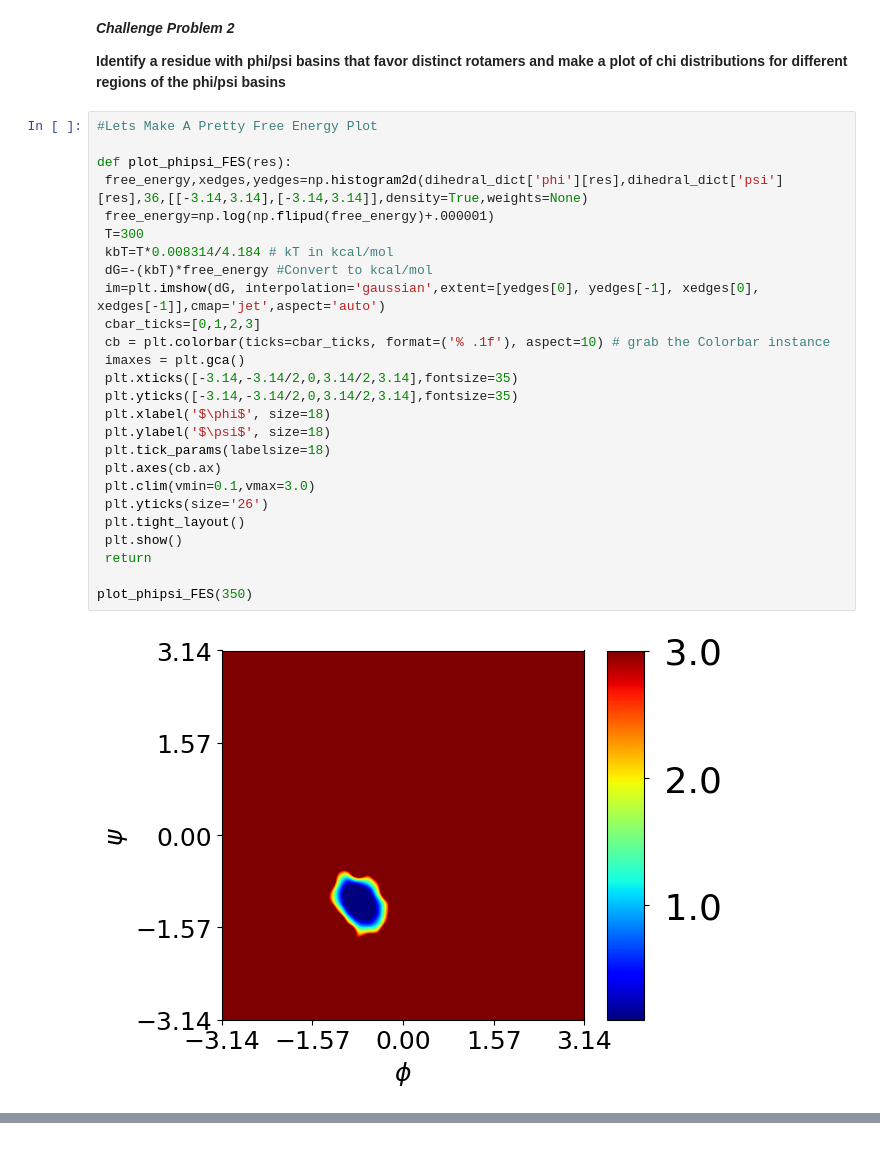
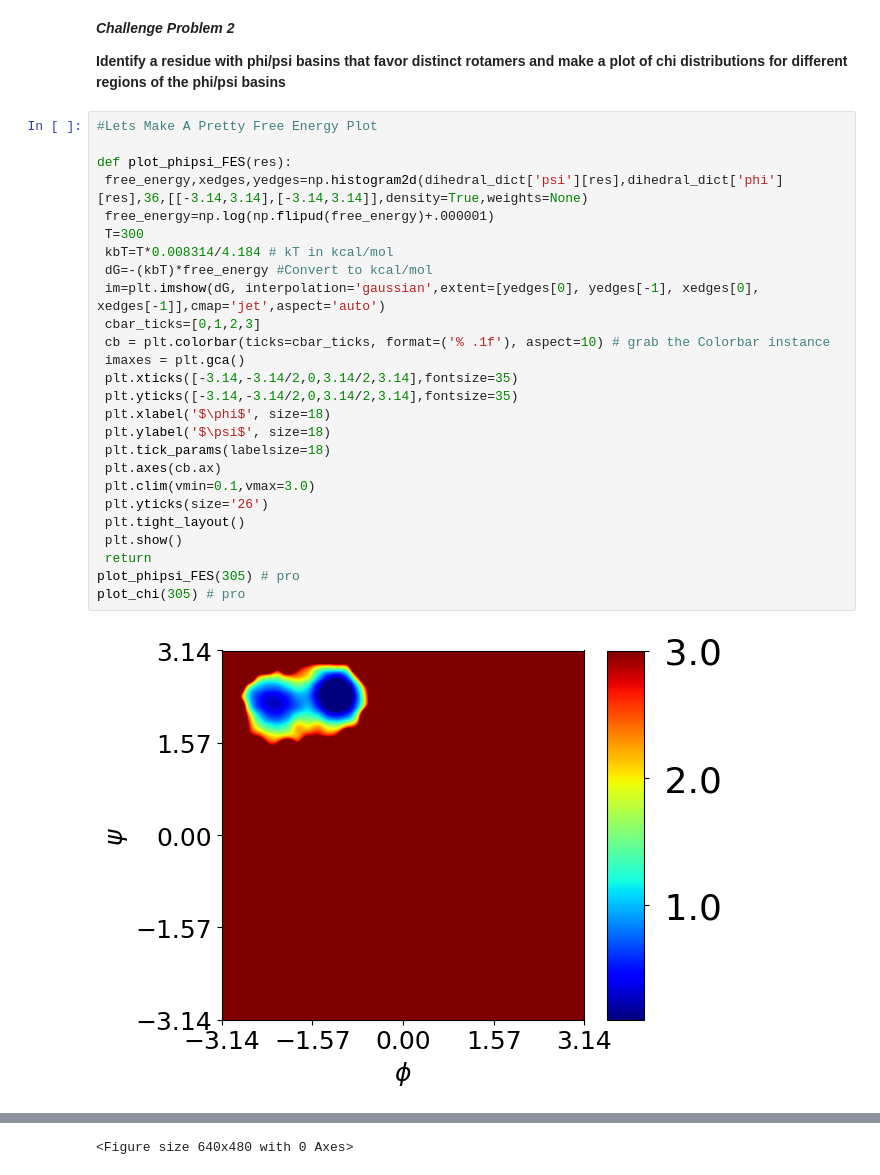
Before and after one commit to jack-mcmahon/CHEM101.6, a Jupyter notebook: Exercise2/CHEM101.6_S24_Project2_jack_mcmahon.ipynb, the cells around one changed output, grey strips where cells are left out. Cells and saved outputs as stored; diff of their text form.

```diff
--- a/Exercise2/CHEM101.6_S24_Project2_jack_mcmahon.ipynb
+++ b/Exercise2/CHEM101.6_S24_Project2_jack_mcmahon.ipynb
@@ -485,28 +484,28 @@ plot_phipsi(279)
 # %%
 #Lets Make A Pretty Free Energy Plot
 
 def plot_phipsi_FES(res):
- free_energy,xedges,yedges=np.histogram2d(dihedral_dict['phi'][res],dihedral_dict['psi'][res],36,[[-3.14,3.14],[-3.14,3.14]],density=True,weights=None)
+ free_energy,xedges,yedges=np.histogram2d(dihedral_dict['psi'][res],dihedral_dict['phi'][res],36,[[-3.14,3.14],[-3.14,3.14]],density=True,weights=None)
  free_energy=np.log(np.flipud(free_energy)+.000001)
  T=300
  kbT=T*0.008314/4.184 # kT in kcal/mol
  dG=-(kbT)*free_energy #Convert to kcal/mol
  im=plt.imshow(dG, interpolation='gaussian',extent=[yedges[0], yedges[-1], xedges[0], xedges[-1]],cmap='jet',aspect='auto')
  cbar_ticks=[0,1,2,3]
  cb = plt.colorbar(ticks=cbar_ticks, format=('% .1f'), aspect=10) # grab the Colorbar instance
  imaxes = plt.gca()
  plt.xticks([-3.14,-3.14/2,0,3.14/2,3.14],fontsize=35)
  plt.yticks([-3.14,-3.14/2,0,3.14/2,3.14],fontsize=35)
  plt.xlabel('$\phi$', size=18)
  plt.ylabel('$\psi$', size=18)
  plt.tick_params(labelsize=18)
  plt.axes(cb.ax)
  plt.clim(vmin=0.1,vmax=3.0)
  plt.yticks(size='26')
  plt.tight_layout()
  plt.show()
  return
-
-plot_phipsi_FES(350)
+plot_phipsi_FES(305) # pro
+plot_chi(305) # pro
 # %% [output]
-[figure, old version]
+[figure, new version]
@@ -512,0 +513 @@ plot_phipsi_FES(350)
+<Figure size 640x480 with 0 Axes>
```
Also changed, not shown: parts of 4 cells of this notebook.
